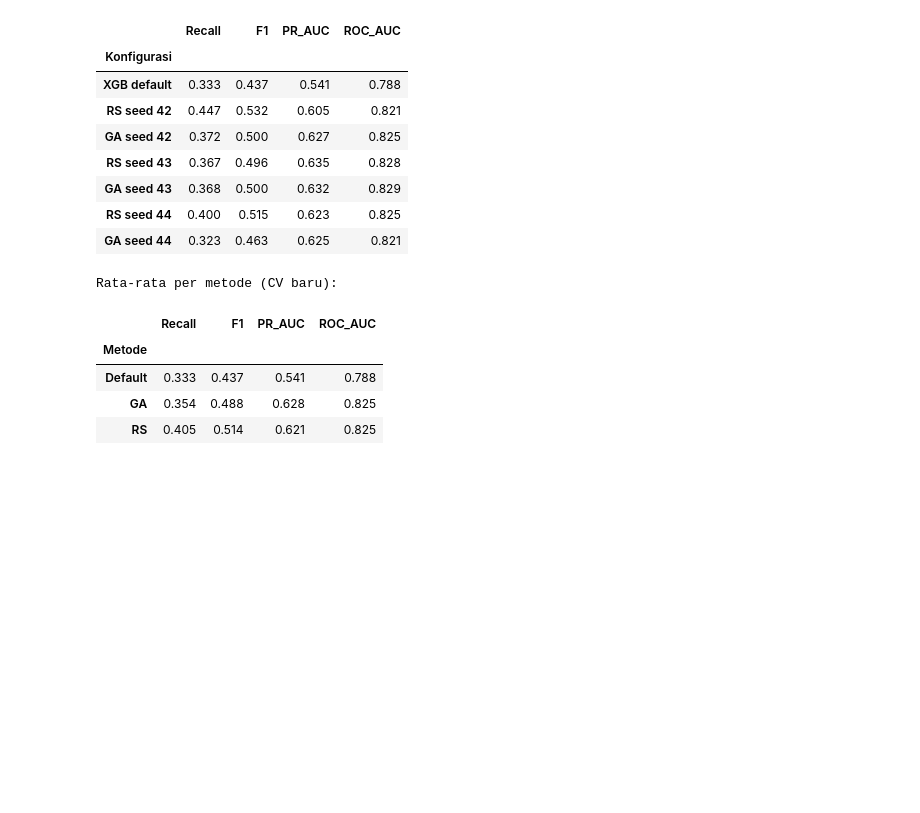
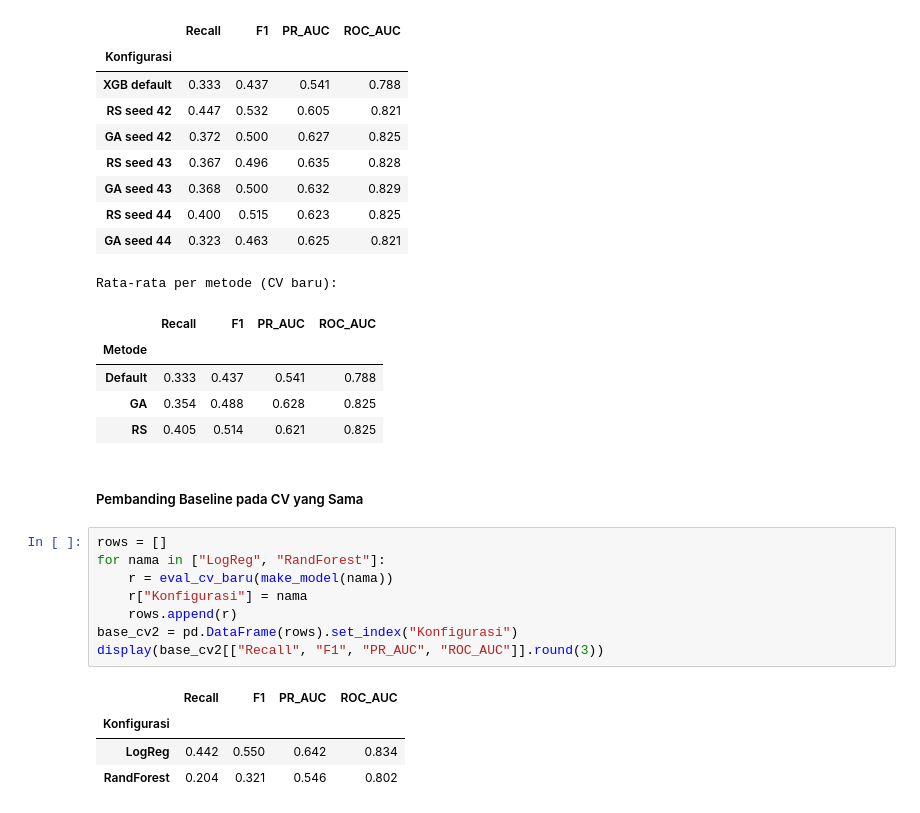
Before and after one commit to manl1/Project-ETS-Machine-Learning, a Jupyter notebook: project-ets.ipynb, the cells around one changed output. Saved outputs shown, nothing was run; the diff lists cells and outputs as text; blank space fills up the shorter version.

Commit message:
feat: pembanding LogReg dan RF di CV baru

```diff
--- a/project-ets.ipynb
+++ b/project-ets.ipynb
@@ -1017,3 +1017,18 @@ Rata-rata per metode (CV baru):
 | Default | 0.333 | 0.437 | 0.541 | 0.788 |
 | GA | 0.354 | 0.488 | 0.628 | 0.825 |
 | RS | 0.405 | 0.514 | 0.621 | 0.825 |
+# %% [markdown]
+##### Pembanding Baseline pada CV yang Sama
+# %%
+rows = []
+for nama in ["LogReg", "RandForest"]:
+    r = eval_cv_baru(make_model(nama))
+    r["Konfigurasi"] = nama
+    rows.append(r)
+base_cv2 = pd.DataFrame(rows).set_index("Konfigurasi")
+display(base_cv2[["Recall", "F1", "PR_AUC", "ROC_AUC"]].round(3))
+# %% [output]
+|  | Recall | F1 | PR_AUC | ROC_AUC |
+| Konfigurasi |  |  |  |  |
+| LogReg | 0.442 | 0.550 | 0.642 | 0.834 |
+| RandForest | 0.204 | 0.321 | 0.546 | 0.802 |
```
